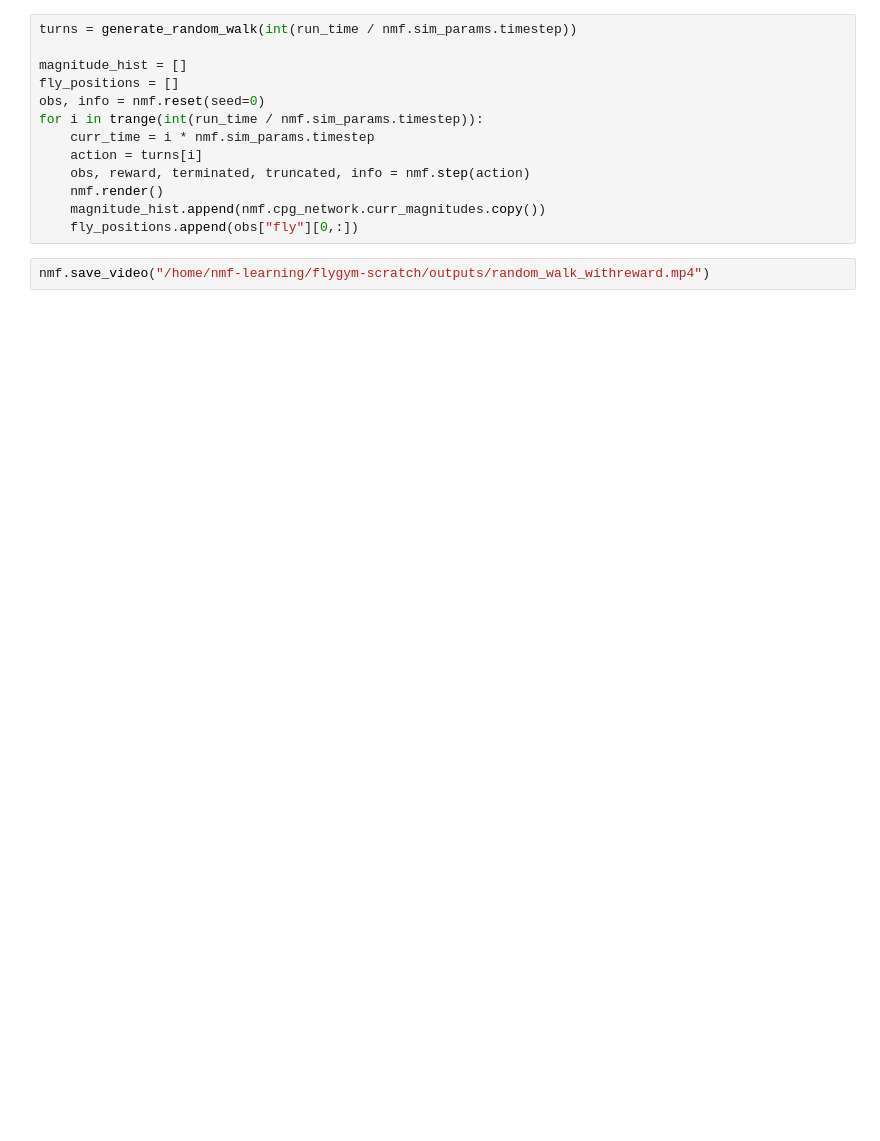
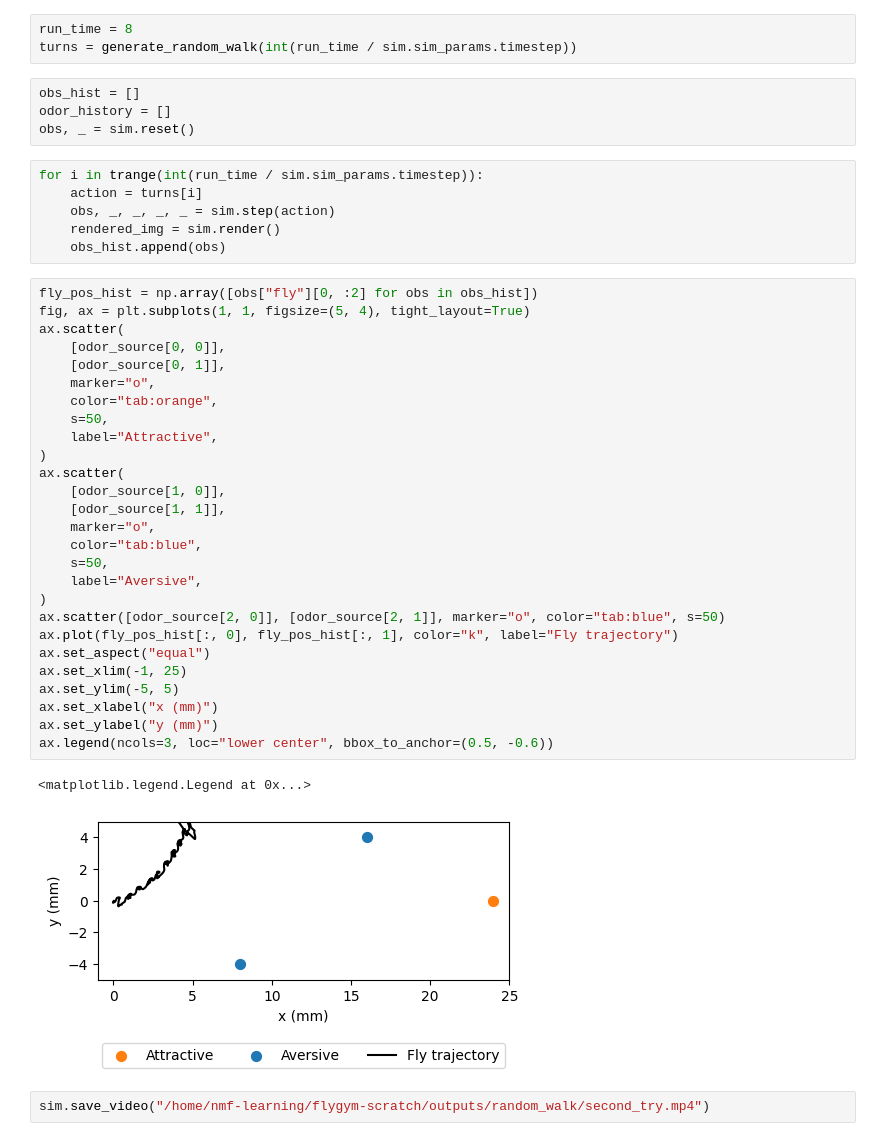
Before and after one commit to NeLy-EPFL/flygym-scratch, a Jupyter notebook: notebooks/learning_memory/randomwalk.ipynb, the cells around one changed output. Cells and saved outputs as stored; diff of their text form; blank space fills up the shorter version.

```diff
--- a/notebooks/learning_memory/randomwalk.ipynb
+++ b/notebooks/learning_memory/randomwalk.ipynb
@@ -133,17 +142,47 @@ def generate_random_walk(num_steps):
 
     return turnings
-# %%
-turns = generate_random_walk(int(run_time / nmf.sim_params.timestep))
-
-magnitude_hist = []
-fly_positions = []
-obs, info = nmf.reset(seed=0)
-for i in trange(int(run_time / nmf.sim_params.timestep)):
-    curr_time = i * nmf.sim_params.timestep
-    action = turns[i]
-    obs, reward, terminated, truncated, info = nmf.step(action)
-    nmf.render()
-    magnitude_hist.append(nmf.cpg_network.curr_magnitudes.copy())
-    fly_positions.append(obs["fly"][0,:])
+# %%
+run_time = 8
+turns = generate_random_walk(int(run_time / sim.sim_params.timestep))
+# %%
+obs_hist = []
+odor_history = []
+obs, _ = sim.reset()
+# %%
+for i in trange(int(run_time / sim.sim_params.timestep)):
+    action = turns[i]
+    obs, _, _, _, _ = sim.step(action)
+    rendered_img = sim.render()
+    obs_hist.append(obs)
+# %%
+fly_pos_hist = np.array([obs["fly"][0, :2] for obs in obs_hist])
+fig, ax = plt.subplots(1, 1, figsize=(5, 4), tight_layout=True)
+ax.scatter(
+    [odor_source[0, 0]],
+    [odor_source[0, 1]],
+    marker="o",
+    color="tab:orange",
+    s=50,
+    label="Attractive",
+)
+ax.scatter(
+    [odor_source[1, 0]],
+    [odor_source[1, 1]],
+    marker="o",
+    color="tab:blue",
+    s=50,
+    label="Aversive",
+)
+ax.scatter([odor_source[2, 0]], [odor_source[2, 1]], marker="o", color="tab:blue", s=50)
+ax.plot(fly_pos_hist[:, 0], fly_pos_hist[:, 1], color="k", label="Fly trajectory")
+ax.set_aspect("equal")
+ax.set_xlim(-1, 25)
+ax.set_ylim(-5, 5)
+ax.set_xlabel("x (mm)")
+ax.set_ylabel("y (mm)")
+ax.legend(ncols=3, loc="lower center", bbox_to_anchor=(0.5, -0.6))
+# %% [output]
+<matplotlib.legend.Legend at 0x...>
+[figure, added]
 # %%
-nmf.save_video("/home/nmf-learning/flygym-scratch/outputs/random_walk_withreward.mp4")
+sim.save_video("/home/nmf-learning/flygym-scratch/outputs/random_walk/second_try.mp4")
```
Also changed, not shown: parts of 5 cells of this notebook, 4 other files.
